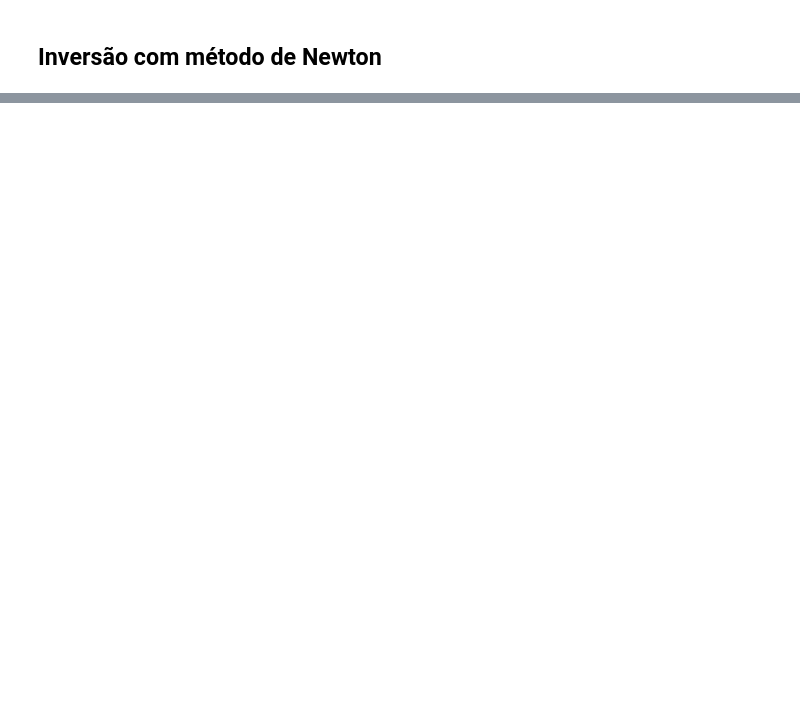
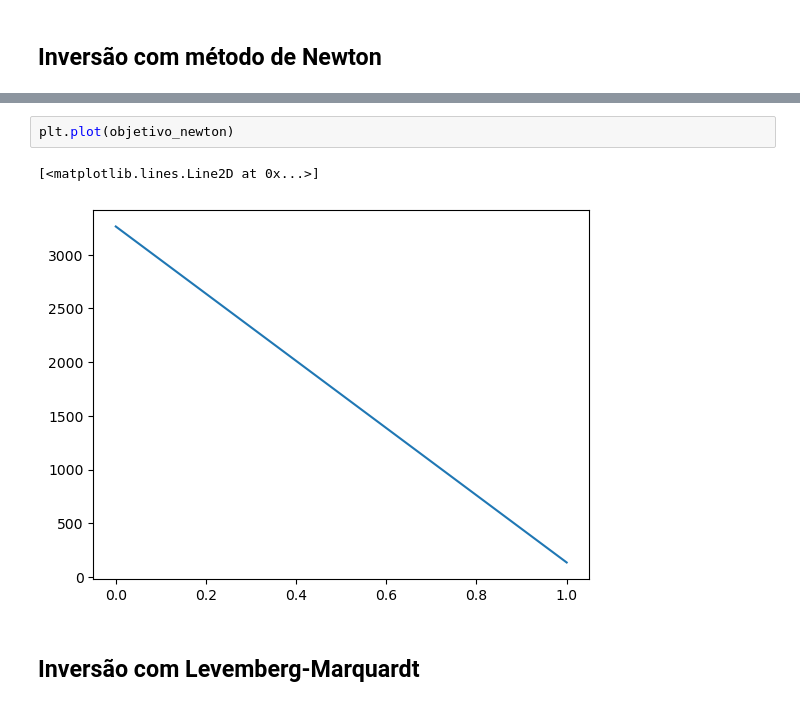
Before and after one commit to YagoMCastro/inversion-msc-2025, a Jupyter notebook: bacias.ipynb, the cells around one changed output, grey strips where cells are left out. Saved outputs shown, nothing was run; the diff lists cells and outputs as text; blank space fills up the shorter version.

```diff
--- a/bacias.ipynb
+++ b/bacias.ipynb
@@ -140,0 +141,7 @@ NameError: name 'i' is not defined
+# %%
+plt.plot(objetivo_newton)
+# %% [output]
+[<matplotlib.lines.Line2D at 0x...>]
+[figure, added]
+# %% [markdown]
+## Inversão com Levemberg-Marquardt
```
Also changed, not shown: parts of 14 cells of this notebook.
